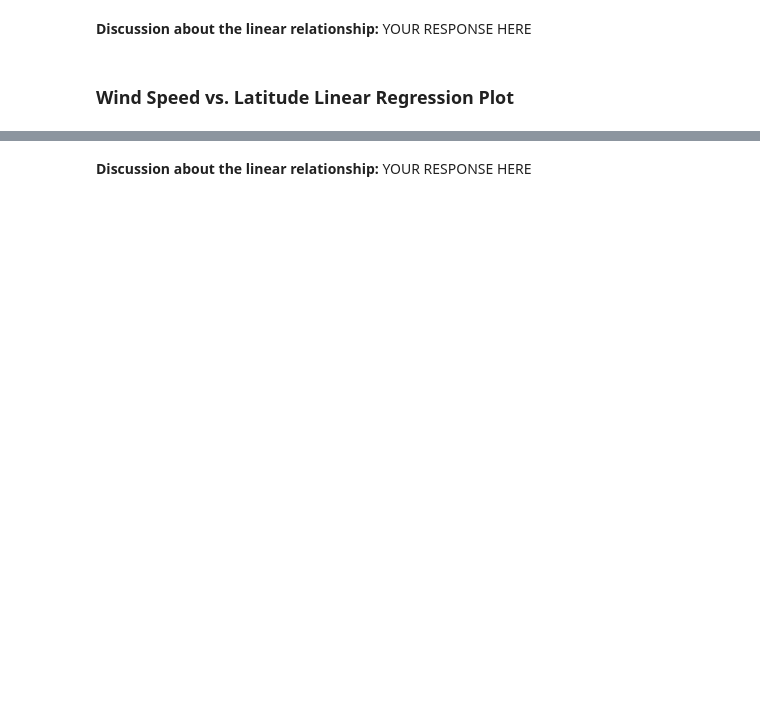
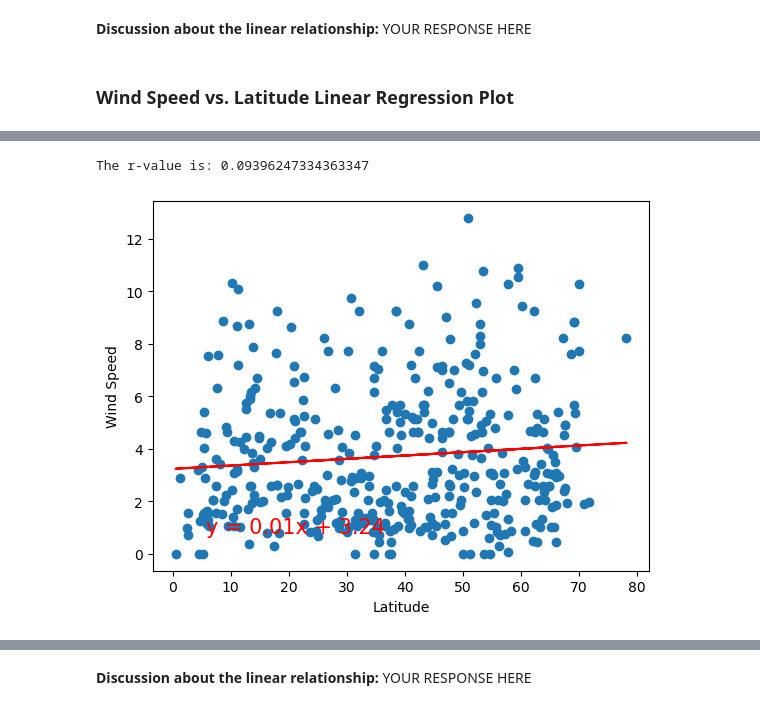
Before and after one commit to TRegan5/python-api-challenge, a Jupyter notebook: WeatherPy/WeatherPy.ipynb, the cells around one changed output, grey strips where cells are left out. Cells and saved outputs as stored; diff of their text form; code cells hidden in the pictures; blank space fills up the shorter version.

```diff
--- a/WeatherPy/WeatherPy.ipynb
+++ b/WeatherPy/WeatherPy.ipynb
@@ -376,0 +385,6 @@ The r-value is: 0.062239040700515696
+# %%
+# Northern Hemisphere
+lin_regress(northern_hemi_df["Lat"], northern_hemi_df["Wind Speed"], "Wind Speed")
+# %% [output]
+The r-value is: 0.09396247334363347
+[figure, added]
```
Also changed, not shown: parts of 13 cells of this notebook.
